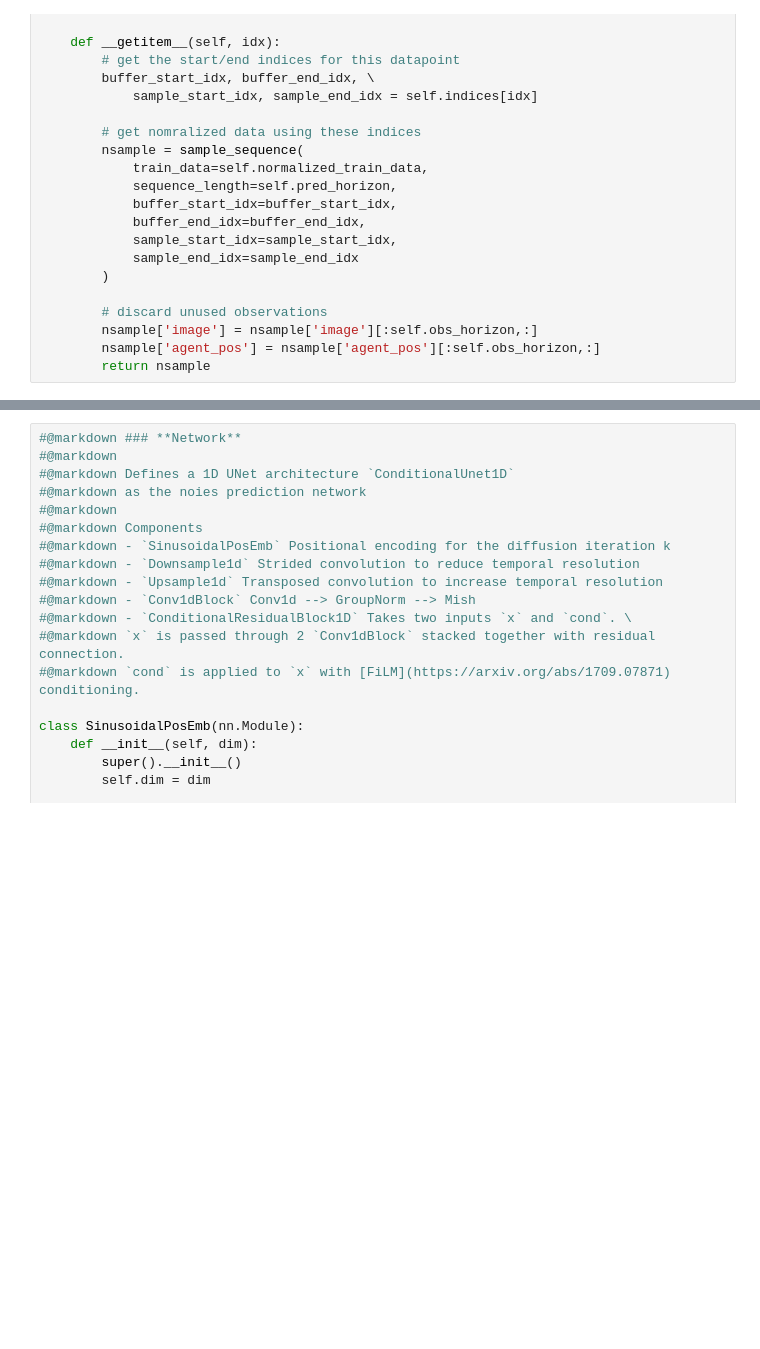
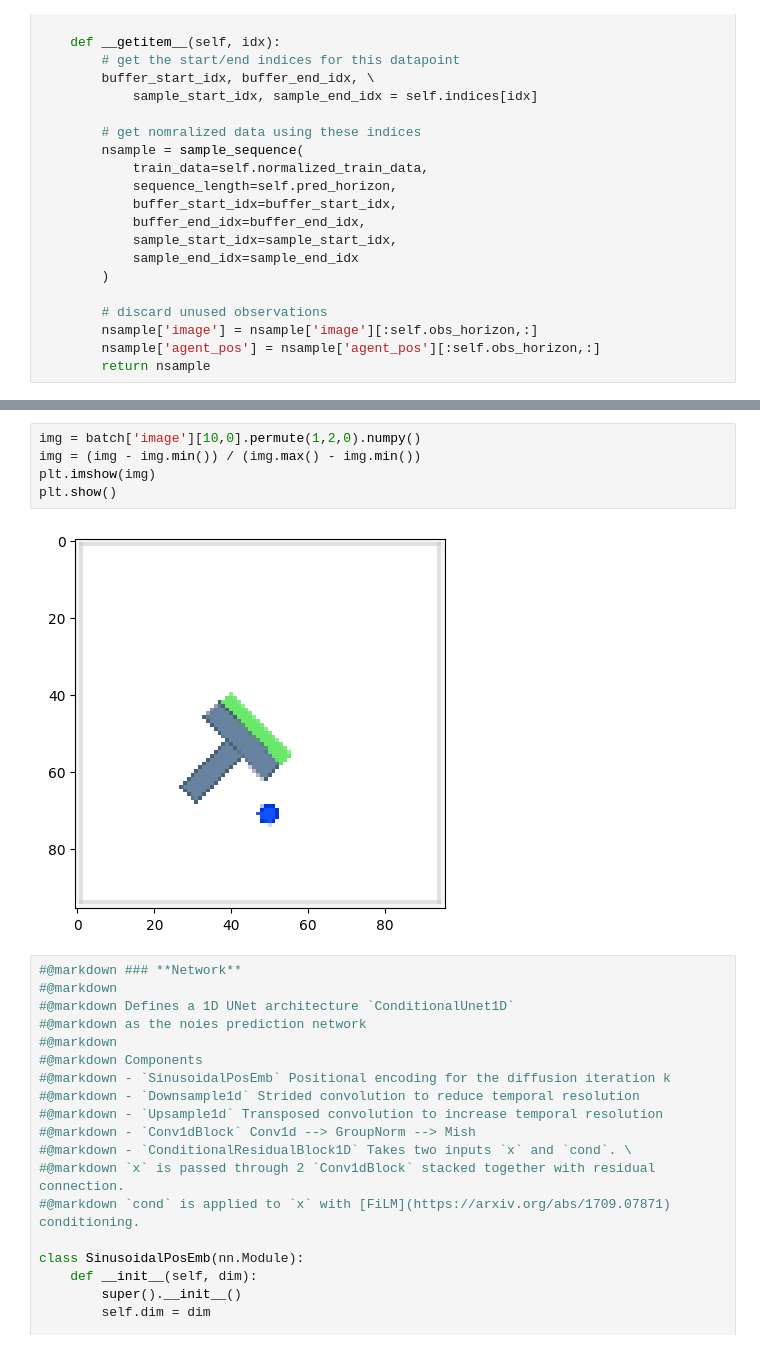
Before and after one commit to beautifulv0id/T-Push, a Jupyter notebook: diffusion_policy_vision_pusht_demo.ipynb, the cells around one changed output, grey strips where cells are left out. Cells and saved outputs as stored; diff of their text form; blank space fills up the shorter version.

```diff
--- a/diffusion_policy_vision_pusht_demo.ipynb
+++ b/diffusion_policy_vision_pusht_demo.ipynb
@@ -959,3 +1014,10 @@ batch['action'].shape torch.Size([64, 16, 2])
+# %%
+img = batch['image'][10,0].permute(1,2,0).numpy()
+img = (img - img.min()) / (img.max() - img.min())
+plt.imshow(img)
+plt.show()
+# %% [output]
+[figure, added]
 # %%
 #@markdown ### **Network**
 #@markdown
```
Also changed, not shown: parts of 19 cells of this notebook, 2 other files.
